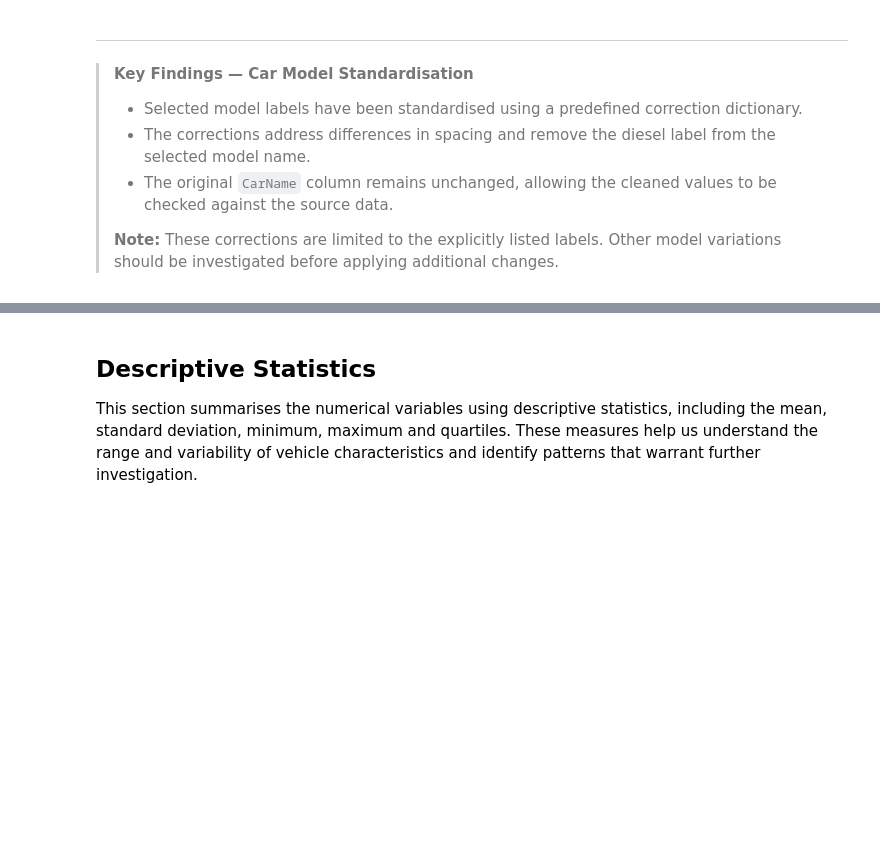
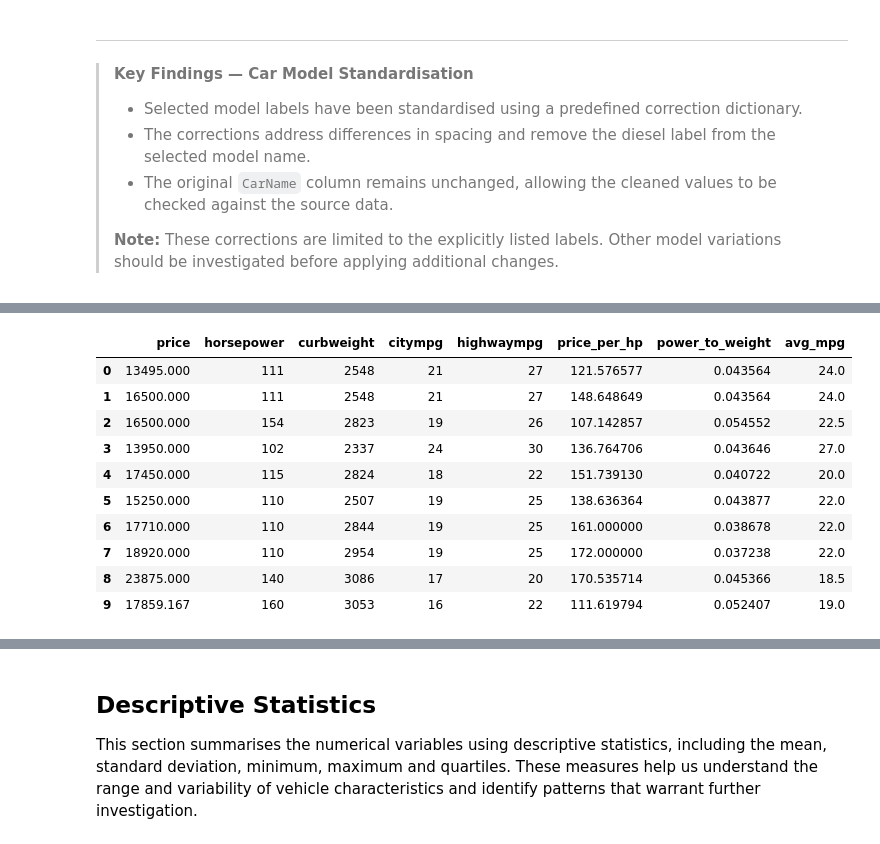
Before and after one commit to nastarannaseri79-afk/car-price-predictive-analysis, a Jupyter notebook: jupyter_notebooks/Notebook_Template.ipynb, the cells around one changed output, grey strips where cells are left out. Saved outputs shown, nothing was run; the diff lists cells and outputs as text; code cells hidden in the pictures; blank space fills up the shorter version.

```diff
--- a/jupyter_notebooks/Notebook_Template.ipynb
+++ b/jupyter_notebooks/Notebook_Template.ipynb
@@ -387,0 +400,37 @@ Updated car model examples:
+# %%
+# 1. Calculate price per horsepower
+df["price_per_hp"] = df["price"] / df["horsepower"]
+
+# 2. Calculate the horsepower-to-weight ratio
+df["power_to_weight"] = df["horsepower"] / df["curbweight"]
+
+# 3. Calculate average fuel economy from city and highway MPG
+df["avg_mpg"] = (df["citympg"] + df["highwaympg"]) / 2
+# %%
+# Display the original variables and the newly created features
+display(
+    df[
+        [
+            "price",
+            "horsepower",
+            "curbweight",
+            "citympg",
+            "highwaympg",
+            "price_per_hp",
+            "power_to_weight",
+            "avg_mpg"
+        ]
+    ].head(10)
+)
+# %% [output]
+|  | price | horsepower | curbweight | citympg | highwaympg | price_per_hp | power_to_weight | avg_mpg |
+| 0 | 13495.000 | 111 | 2548 | 21 | 27 | 121.576577 | 0.043564 | 24.0 |
+| 1 | 16500.000 | 111 | 2548 | 21 | 27 | 148.648649 | 0.043564 | 24.0 |
+| 2 | 16500.000 | 154 | 2823 | 19 | 26 | 107.142857 | 0.054552 | 22.5 |
+| 3 | 13950.000 | 102 | 2337 | 24 | 30 | 136.764706 | 0.043646 | 27.0 |
+| 4 | 17450.000 | 115 | 2824 | 18 | 22 | 151.739130 | 0.040722 | 20.0 |
+| 5 | 15250.000 | 110 | 2507 | 19 | 25 | 138.636364 | 0.043877 | 22.0 |
+| 6 | 17710.000 | 110 | 2844 | 19 | 25 | 161.000000 | 0.038678 | 22.0 |
+| 7 | 18920.000 | 110 | 2954 | 19 | 25 | 172.000000 | 0.037238 | 22.0 |
+| 8 | 23875.000 | 140 | 3086 | 17 | 20 | 170.535714 | 0.045366 | 18.5 |
+| 9 | 17859.167 | 160 | 3053 | 16 | 22 | 111.619794 | 0.052407 | 19.0 |
```
Also changed, not shown: parts of 2 cells of this notebook, 1 other file.
